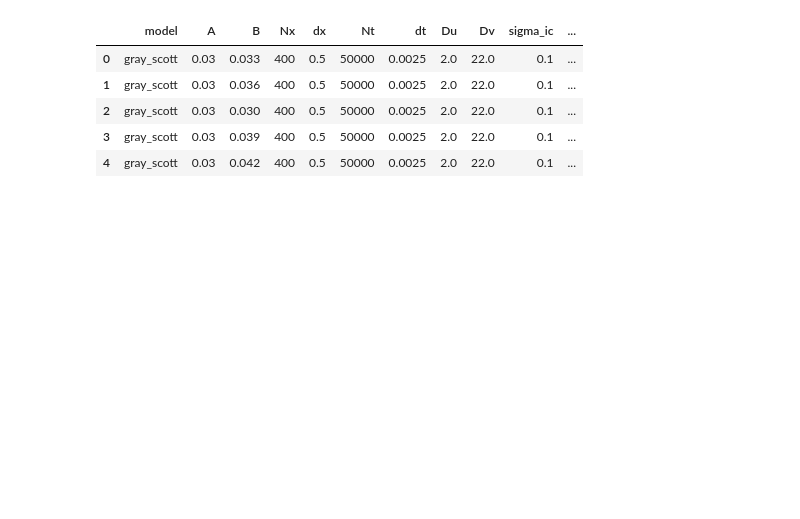
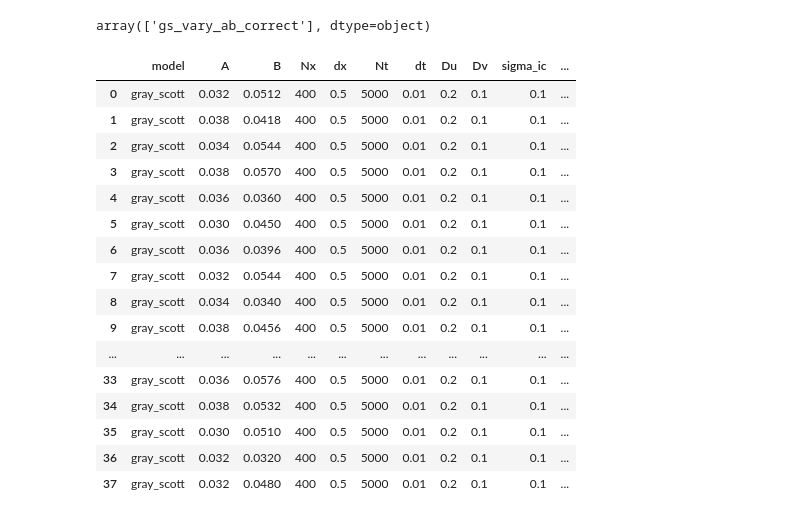
Before and after one commit to valentinvogt/pde-solvers-cuda, a Jupyter notebook: scripts/db.ipynb, the cells around one changed output. Drawn from its saved outputs; the diff is of its cells as text; code cells hidden in the pictures; blank space fills up the shorter version.

```diff
--- a/scripts/db.ipynb
+++ b/scripts/db.ipynb
@@ -29,10 +29,4 @@ df = get_db(data_dir)
-# %%
-# df = df[df['run_id'] == "vary_du_dv"]
-df
-# %% [output]
-|  | model | A | B | Nx | dx | Nt | dt | Du | Dv | sigma_ic | ... |
-| 0 | gray_scott | 0.03 | 0.033 | 400 | 0.5 | 50000 | 0.0025 | 2.0 | 22.0 | 0.1 | ... |
-| 1 | gray_scott | 0.03 | 0.036 | 400 | 0.5 | 50000 | 0.0025 | 2.0 | 22.0 | 0.1 | ... |
-| 2 | gray_scott | 0.03 | 0.030 | 400 | 0.5 | 50000 | 0.0025 | 2.0 | 22.0 | 0.1 | ... |
-| 3 | gray_scott | 0.03 | 0.039 | 400 | 0.5 | 50000 | 0.0025 | 2.0 | 22.0 | 0.1 | ... |
-| 4 | gray_scott | 0.03 | 0.042 | 400 | 0.5 | 50000 | 0.0025 | 2.0 | 22.0 | 0.1 | ... |
+# %%
+df0['run_id'].unique()
+# %% [output]
+array(['gs_vary_ab_correct'], dtype=object)
@@ -38,0 +44,23 @@ df
+# %%
+df = df0.copy()
+# df = df[df['A'].isin([0.03, 0.038, 0.046])]
+df = df.drop_duplicates(subset=['A', 'B'])
+df
+# %% [output]
+|  | model | A | B | Nx | dx | Nt | dt | Du | Dv | sigma_ic | ... |
+| 0 | gray_scott | 0.032 | 0.0512 | 400 | 0.5 | 5000 | 0.01 | 0.2 | 0.1 | 0.1 | ... |
+| 1 | gray_scott | 0.038 | 0.0418 | 400 | 0.5 | 5000 | 0.01 | 0.2 | 0.1 | 0.1 | ... |
+| 2 | gray_scott | 0.034 | 0.0544 | 400 | 0.5 | 5000 | 0.01 | 0.2 | 0.1 | 0.1 | ... |
+| 3 | gray_scott | 0.038 | 0.0570 | 400 | 0.5 | 5000 | 0.01 | 0.2 | 0.1 | 0.1 | ... |
+| 4 | gray_scott | 0.036 | 0.0360 | 400 | 0.5 | 5000 | 0.01 | 0.2 | 0.1 | 0.1 | ... |
+| 5 | gray_scott | 0.030 | 0.0450 | 400 | 0.5 | 5000 | 0.01 | 0.2 | 0.1 | 0.1 | ... |
+| 6 | gray_scott | 0.036 | 0.0396 | 400 | 0.5 | 5000 | 0.01 | 0.2 | 0.1 | 0.1 | ... |
+| 7 | gray_scott | 0.032 | 0.0544 | 400 | 0.5 | 5000 | 0.01 | 0.2 | 0.1 | 0.1 | ... |
+| 8 | gray_scott | 0.034 | 0.0340 | 400 | 0.5 | 5000 | 0.01 | 0.2 | 0.1 | 0.1 | ... |
+| 9 | gray_scott | 0.038 | 0.0456 | 400 | 0.5 | 5000 | 0.01 | 0.2 | 0.1 | 0.1 | ... |
+| ... | ... | ... | ... | ... | ... | ... | ... | ... | ... | ... | ... |
+| 33 | gray_scott | 0.036 | 0.0576 | 400 | 0.5 | 5000 | 0.01 | 0.2 | 0.1 | 0.1 | ... |
+| 34 | gray_scott | 0.038 | 0.0532 | 400 | 0.5 | 5000 | 0.01 | 0.2 | 0.1 | 0.1 | ... |
+| 35 | gray_scott | 0.030 | 0.0510 | 400 | 0.5 | 5000 | 0.01 | 0.2 | 0.1 | 0.1 | ... |
+| 36 | gray_scott | 0.032 | 0.0320 | 400 | 0.5 | 5000 | 0.01 | 0.2 | 0.1 | 0.1 | ... |
+| 37 | gray_scott | 0.032 | 0.0480 | 400 | 0.5 | 5000 | 0.01 | 0.2 | 0.1 | 0.1 | ... |
```
Also changed, not shown: parts of 9 cells of this notebook, 5 other files.
